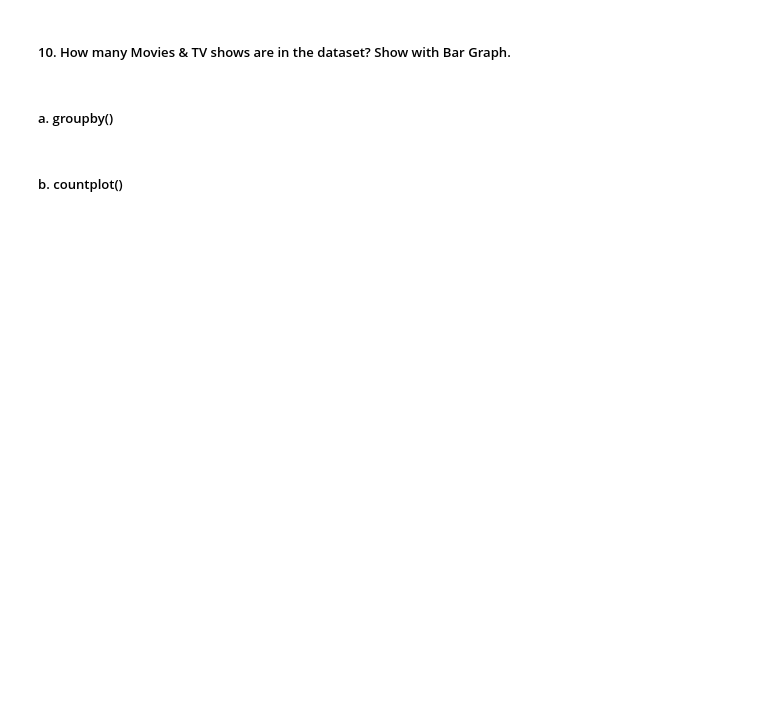
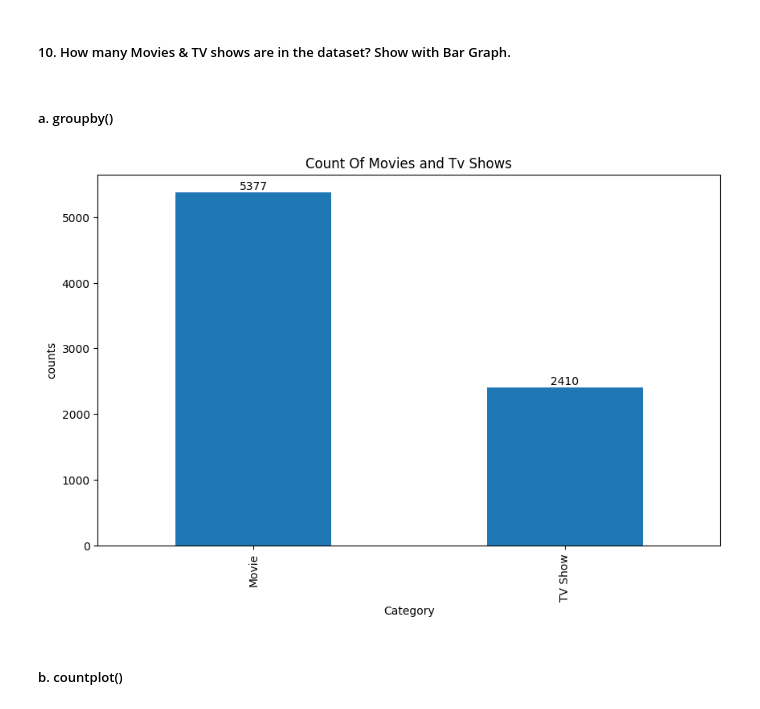
Before and after one commit to firatolcum/Projects, a Jupyter notebook: Netflix_Data_Analysis/netflix_data_analysis.ipynb, the cells around one changed output. Saved outputs shown, nothing was run; the diff lists cells and outputs as text; code cells hidden in the pictures; blank space fills up the shorter version.

```diff
--- a/Netflix_Data_Analysis/netflix_data_analysis.ipynb
+++ b/Netflix_Data_Analysis/netflix_data_analysis.ipynb
@@ -77,5 +137,19 @@ df.drop_duplicates(inplace=True)
 ##### 10. How many Movies & TV shows are in the dataset? Show with Bar Graph.
 # %% [markdown]
 ##### a. groupby()
+# %%
+
+
+
+plt.figure(figsize=(10, 6))
+ax = df.groupby("Category")["Show_Id"].count().plot(kind="bar")
+for i in ax.containers:
+    ax.bar_label(i)
+
+plt.title("Count Of Movies and Tv Shows")
+plt.xlabel("Category")
+plt.ylabel("counts");
+# %% [output]
+[figure, added]
 # %% [markdown]
 ##### b. countplot()
```
Also changed, not shown: parts of 7 cells of this notebook.
